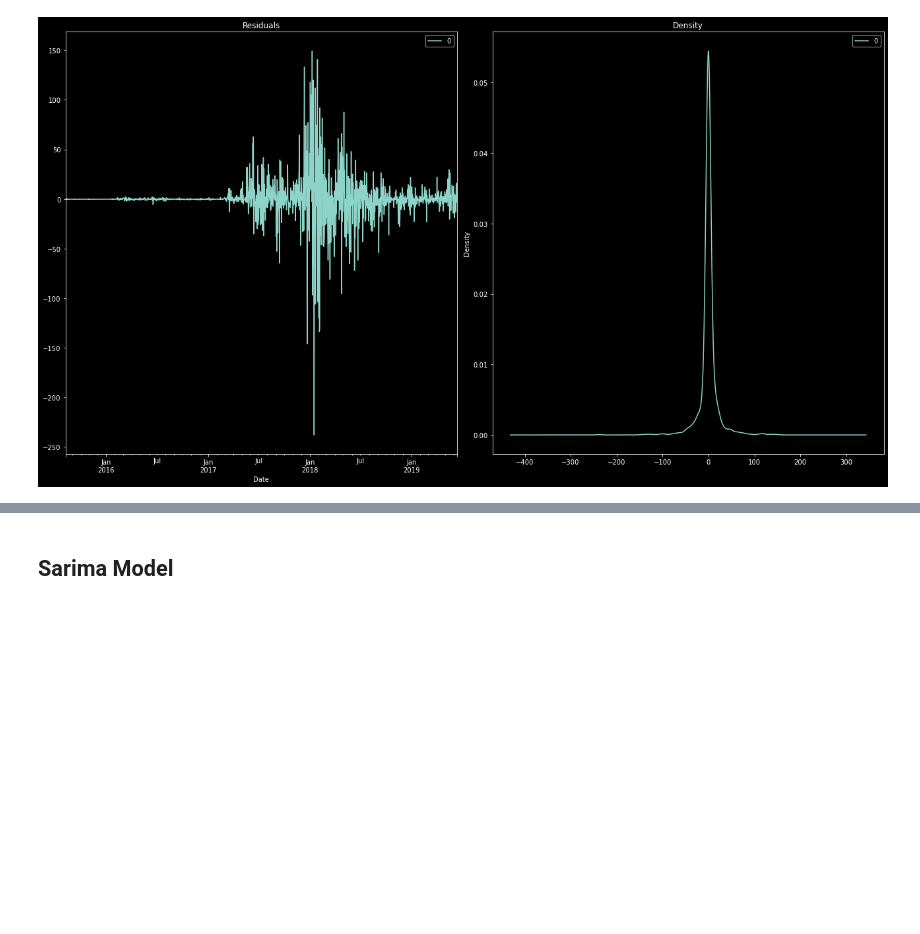
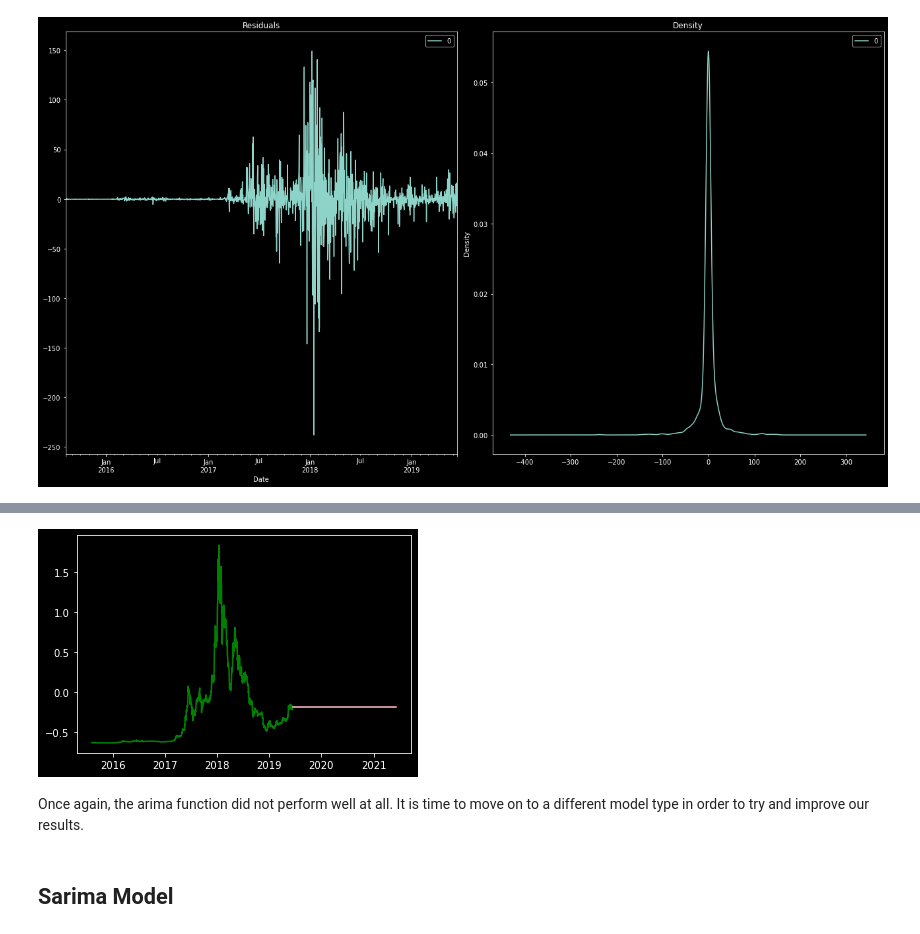
Before and after one commit to CamLadd/Ethereum_forecasting, a Jupyter notebook: model_testing.ipynb, the cells around one changed output, grey strips where cells are left out. Drawn from its saved outputs; the diff is of its cells as text; code cells hidden in the pictures; blank space fills up the shorter version.

```diff
--- a/model_testing.ipynb
+++ b/model_testing.ipynb
@@ -480,0 +488,4 @@ plt.tight_layout()
+# %%
+import pmdarima as pm
+model = pm.auto_arima(y_train_scaled)
+model.summary()
@@ -481,2 +509,14 @@ plt.tight_layout()
+# %%
+# make your forecasts
+forecasts = model.predict(y_test_scaled.shape[0])  # predict N steps into the future
+# Visualize the forecasts (blue=train, green=forecasts)
+x = np.arange(y_test_scaled.shape[0])
+plt.plot(df.index[:len(y_train)], y_train_scaled, c='green')
+plt.plot(df.index[len(y_train):], forecasts, c='pink')
+plt.show()
+# %% [output]
+[figure, added]
+# %% [markdown]
+Once again, the arima function did not perform well at all. It is time to move on to a different model type in order to try and improve our results.
 # %% [markdown]
 ## Sarima Model
```
Also changed, not shown: parts of 40 cells of this notebook.
